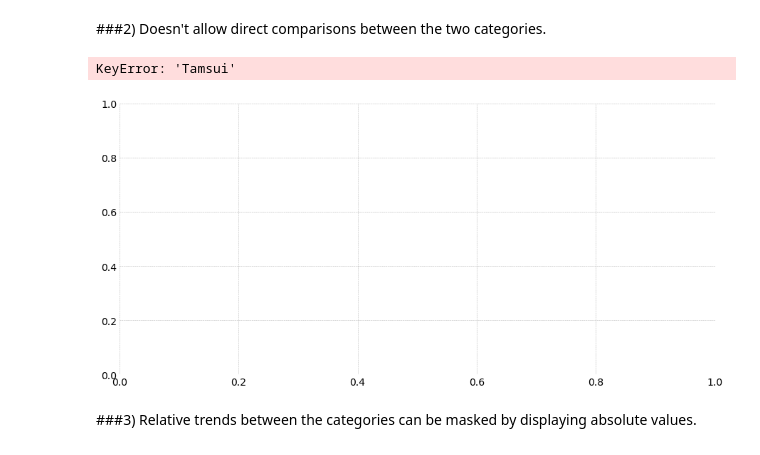
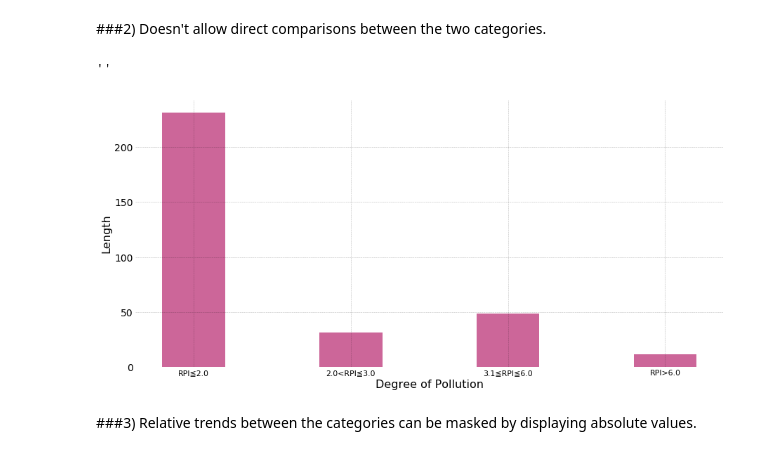
Before and after one commit to aesophor/DataScience, a Jupyter notebook: 01 Numerical/Rethinking the population pyramid.ipynb, the cells around one changed output. Cells and saved outputs as stored; diff of their text form; code cells hidden in the pictures.

```diff
--- a/01 Numerical/Rethinking the population pyramid.ipynb
+++ b/01 Numerical/Rethinking the population pyramid.ipynb
@@ -59,24 +59,24 @@ KeyError: 'RPI≦2.0'
 # %%
 fig = plt.figure(figsize=(15, 7))
 ax1 = fig.add_subplot(111)
 
 for (i, row) in age_gender_data.iterrows():
-    plt.bar([i, i, i, i], [row['Tamsui']],
+    plt.bar([i + 1], [row['淡水河系']],
             color=['#CC6699'], width=0.4, align='center', edgecolor='none')
 
 #plt.xlim(-0.6, 20.6)
-plt.xticks(range(1, 5), age_gender_data['Name'], fontsize=11)
+plt.xticks(range(1, 5), age_gender_data['名稱'], fontsize=11)
 #plt.grid(False, axis='x')
 #plt.yticks(np.arange(0, 13e6, 1e6),
 #           ['{}m'.format(int(x / 1e6)) if x > 0 else 0 for x in np.arange(0, 13e6, 1e6)])
 plt.xlabel('Degree of Pollution')
 plt.ylabel('Length')
 
 plt.savefig('pop_pyramid_grouped.pdf')
 ;
 # %% [output]
-KeyError: 'Tamsui'
+''
-[figure, old version]
+[figure, new version]
 # %% [markdown]
 ###3) Relative trends between the categories can be masked by displaying absolute values.
 # %%
```
Also changed, not shown: 2 other files.
